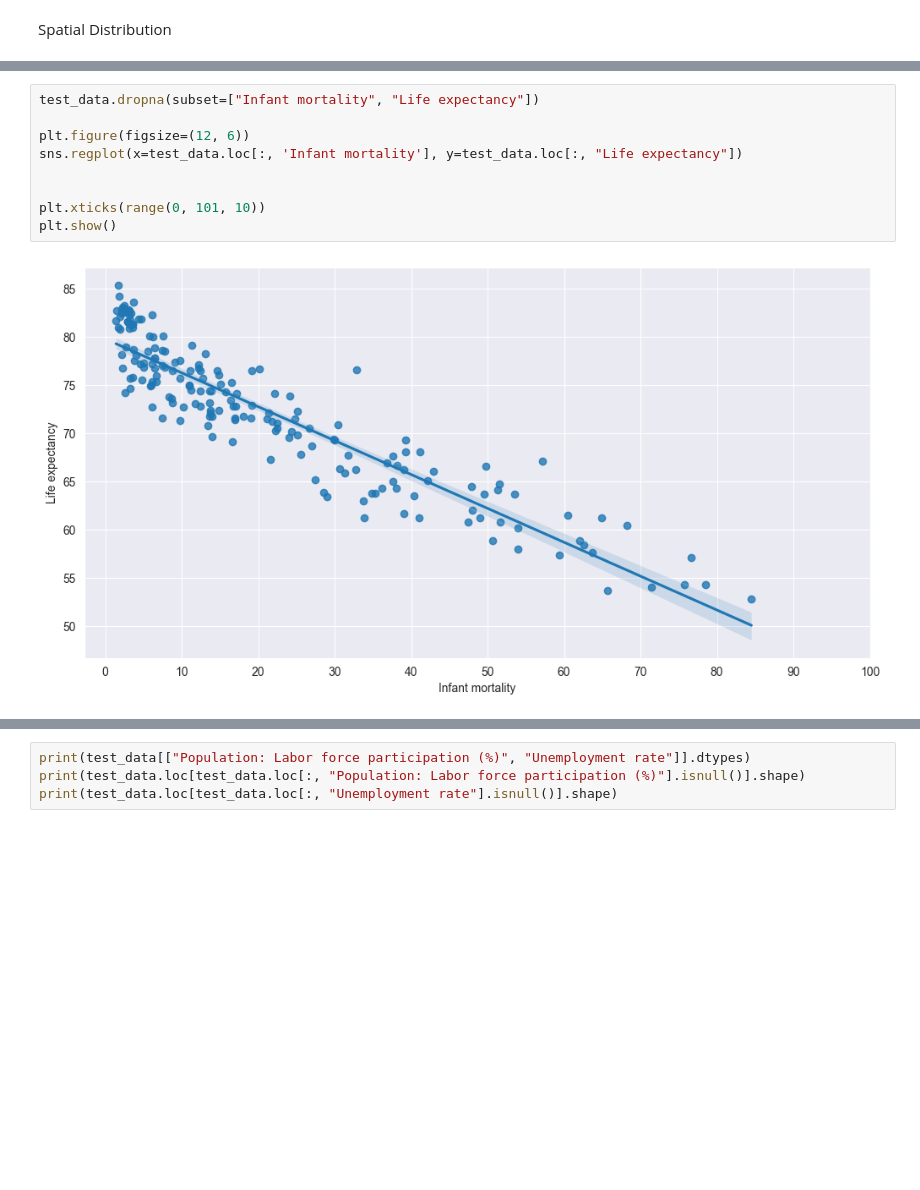
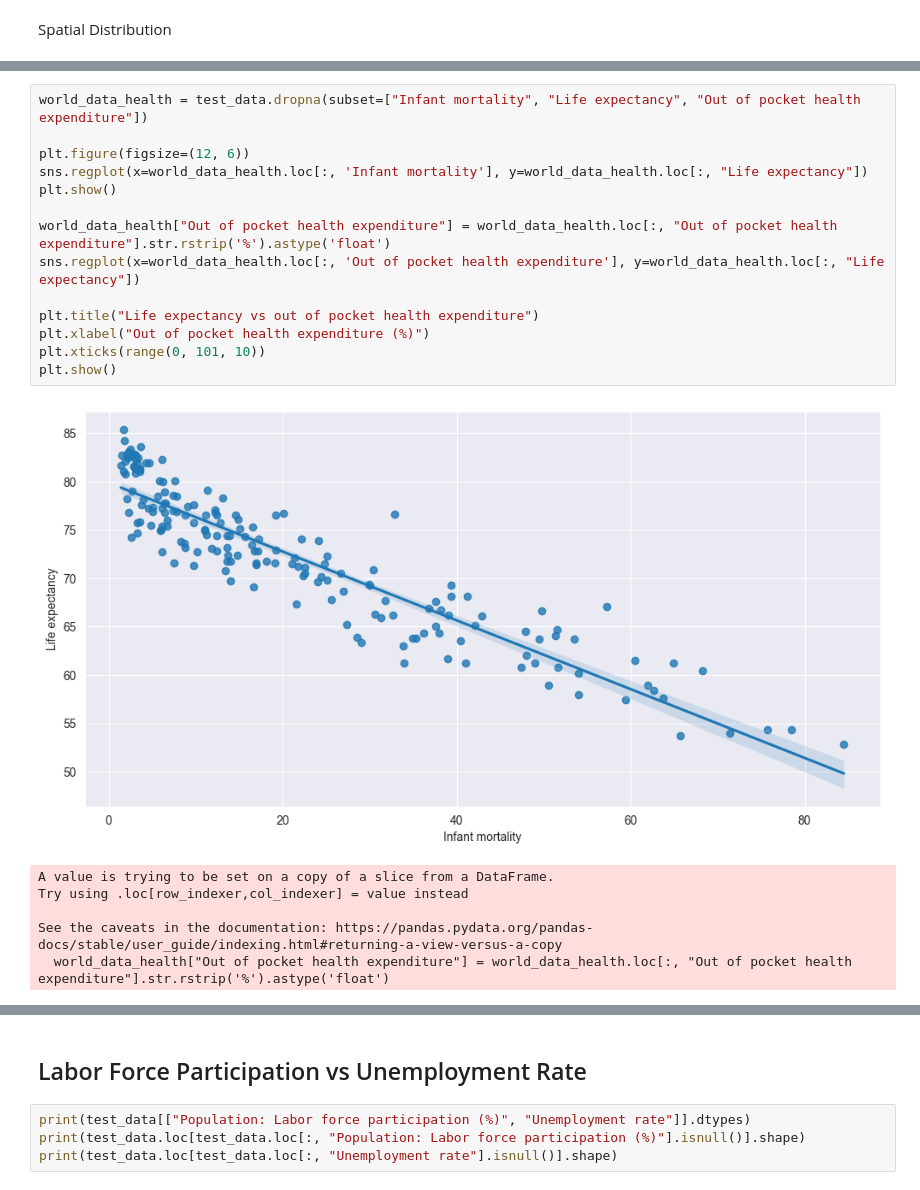
Before and after one commit to Kowallskiy/First_Data_Analysis, a Jupyter notebook: Analysis.ipynb, the cells around one changed output, grey strips where cells are left out. Drawn from its saved outputs; the diff is of its cells as text; blank space fills up the shorter version.

```diff
--- a/Analysis.ipynb
+++ b/Analysis.ipynb
@@ -106,11 +142,21 @@ dtype: object
 # %%
-test_data.dropna(subset=["Infant mortality", "Life expectancy"])
+world_data_health = test_data.dropna(subset=["Infant mortality", "Life expectancy", "Out of pocket health expenditure"])
 
 plt.figure(figsize=(12, 6))
-sns.regplot(x=test_data.loc[:, 'Infant mortality'], y=test_data.loc[:, "Life expectancy"])
+sns.regplot(x=world_data_health.loc[:, 'Infant mortality'], y=world_data_health.loc[:, "Life expectancy"])
+plt.show()
 
+world_data_health["Out of pocket health expenditure"] = world_data_health.loc[:, "Out of pocket health expenditure"].str.rstrip('%').astype('float')
+sns.regplot(x=world_data_health.loc[:, 'Out of pocket health expenditure'], y=world_data_health.loc[:, "Life expectancy"])
 
+plt.title("Life expectancy vs out of pocket health expenditure")
+plt.xlabel("Out of pocket health expenditure (%)")
 plt.xticks(range(0, 101, 10))
 plt.show()
 # %% [output]
-[figure, old version]
+[figure, new version]
+A value is trying to be set on a copy of a slice from a DataFrame.
+Try using .loc[row_indexer,col_indexer] = value instead
+
+See the caveats in the documentation: https://pandas.pydata.org/pandas-docs/stable/user_guide/indexing.html#returning-a-view-versus-a-copy
+  world_data_health["Out of pocket health expenditure"] = world_data_health.loc[:, "Out of pocket health expenditure"].str.rstrip('%').astype('float')
@@ -117,3 +164,5 @@ plt.show()
+# %% [markdown]
+## Labor Force Participation vs Unemployment Rate
 # %%
 print(test_data[["Population: Labor force participation (%)", "Unemployment rate"]].dtypes)
 print(test_data.loc[test_data.loc[:, "Population: Labor force participation (%)"].isnull()].shape)
```
Also changed, not shown: parts of 13 cells of this notebook, 15 other files.
